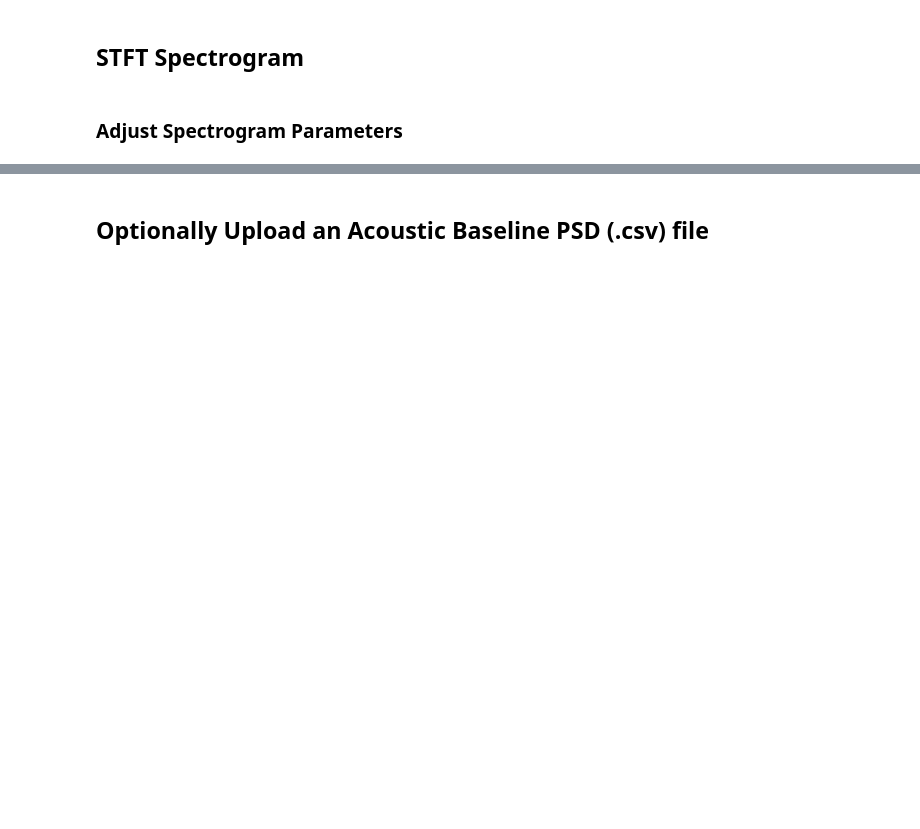
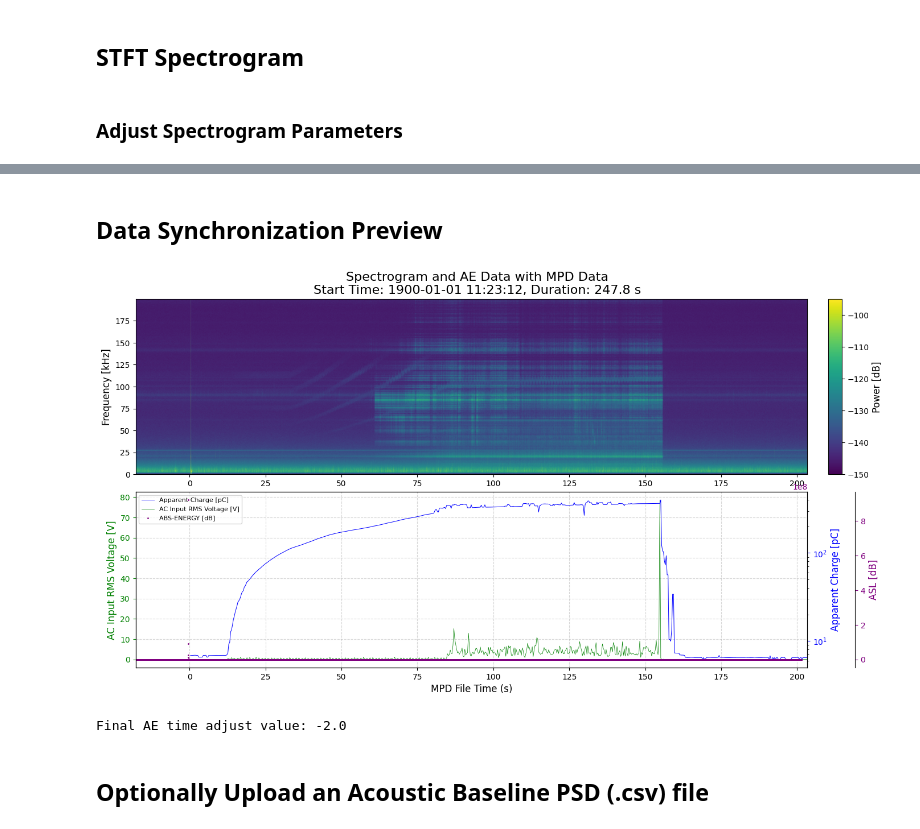
Before and after one commit to UARK-NED3/AELab, a Jupyter notebook: spier16/Mistras/EasyAE/EasyAE_MPD_Analysis.ipynb, the cells around one changed output, grey strips where cells are left out. Cells and saved outputs as stored; diff of their text form; code cells hidden in the pictures; blank space fills up the shorter version.

```diff
--- a/spier16/Mistras/EasyAE/EasyAE_MPD_Analysis.ipynb
+++ b/spier16/Mistras/EasyAE/EasyAE_MPD_Analysis.ipynb
@@ -896,3 +897,72 @@ Masked Sxx_log shape: (820, 30826)
+# %% [markdown]
+## Data Synchronization Preview
+# %%
+manual_AE_time_adjust = 0
+while True:
+    label_fontsize = 12
+    tick_fontsize = 10
+
+    fig = plt.figure(figsize=(16, 8))
+    gs = fig.add_gridspec(nrows=2, ncols=2, width_ratios=[0.98, 0.02], height_ratios=[1, 1], hspace=0.10, wspace=0.06)
+    ax1 = fig.add_subplot(gs[0, 0])
+    ax2 = fig.add_subplot(gs[1, 0])
+    cax = fig.add_subplot(gs[0, 1])
+
+    xmin = masked_times[0] + manual_AE_time_adjust
+    xmax = masked_times[-1] + manual_AE_time_adjust
+    ymin = masked_frequencies[0] / 1e3
+    ymax = masked_frequencies[-1] / 1e3
+    spec_img = ax1.imshow(masked_Sxx_log, extent=[xmin, xmax, ymin, ymax], interpolation='bilinear', cmap='viridis', aspect='auto', vmin=min_spectrogram_value_ctrl, vmax=max_spectrogram_value_ctrl, origin='lower')
+    ax1.set_ylabel('Frequency [kHz]', fontsize=label_fontsize)
+    ax1.yaxis.set_major_formatter(mticker.FuncFormatter(lambda x, _: f'{x:.0f}'))
+    ax1.tick_params(axis='both', which='major', labelsize=tick_fontsize)
+    cbar = fig.colorbar(spec_img, cax=cax, orientation='vertical')
+    cbar.set_label('Power [dB]', fontsize=label_fontsize)
+    cbar.ax.tick_params(labelsize=tick_fontsize)
+
+    ax2.plot(MPD_df['Time [s]'], MPD_df['AC Input RMS Voltage [V]'], color='green', linewidth=0.5, label='AC Input RMS Voltage [V]')
+    ax2.set_ylabel('AC Input RMS Voltage [V]', fontsize=label_fontsize, color='green')
+    ax2.grid(True, linestyle='--', alpha=0.5)
+    ax2.set_xlim(xmin, xmax)
+    ax2.set_xlabel('MPD File Time (s)', fontsize=label_fontsize)
+    ax2.tick_params(axis='y', which='major', labelsize=tick_fontsize, colors='green')
+    ax2b = ax2.twinx()
+    ax2b.plot(MPD_df['Time [s]'], MPD_df['IEC 60270 Apparent Charge (Q_IEC/WTD) [pC]'], color='blue', linewidth=0.7, label='Apparent Charge [pC]')
+    ax2b.set_yscale('log')
+    ax2b.set_ylabel('Apparent Charge [pC]', fontsize=label_fontsize, color='blue')
+    ax2b.tick_params(axis='y', labelsize=tick_fontsize, colors='blue')
+    ax2c = ax2.twinx()
+    ax2c.scatter(mistras_df['TIME'] + AE_time_shift + manual_AE_time_adjust, mistras_df['ABS-ENERGY'], color='purple', s=1, label='ABS-ENERGY [dB]')
+    ax2c.set_ylabel('ASL [dB]', fontsize=label_fontsize, color='purple')
+    ax2c.tick_params(axis='y', labelsize=tick_fontsize, colors='purple')
+    ax2c.spines['right'].set_position(('outward', 60))
+
+    lines_v, labels_v = ax2.get_legend_handles_labels()
+    lines_pc, labels_pc = ax2b.get_legend_handles_labels()
+    lines_ae, labels_ae = ax2c.get_legend_handles_labels()
+    ax2.legend(lines_pc + lines_v + lines_ae, labels_pc + labels_v + labels_ae, loc='upper left', fontsize=8)
+    fig.subplots_adjust(top=0.92)
+    plt.suptitle(f"Spectrogram and AE Data with MPD Data\nStart Time: {MPD_metadata['start_time']}, Duration: {MPD_metadata['duration']} s", fontsize=16)
+    plt.show()
+    plt.close('all')
+
+    adjust_input = input(f"Enter new AE time adjust value in seconds or enter \"done\" to keep current ({manual_AE_time_adjust}s): ").strip()
+    if adjust_input.lower() == 'done':
+        break
+    if adjust_input:
+        try:
+            manual_AE_time_adjust = float(adjust_input)
+        except ValueError as error:
+            print("Error parsing AE time adjust:", error)
+            continue
+    clear_output(wait=False)
+
+AE_time_shift += manual_AE_time_adjust
+masked_times += manual_AE_time_adjust
+print("Final AE time adjust value:", manual_AE_time_adjust)
+# %% [output]
+[figure, added]
+Final AE time adjust value: -2.0
 # %%
 # PSD analysis logic
 
```
Also changed, not shown: parts of 20 cells of this notebook, 6 other files.
